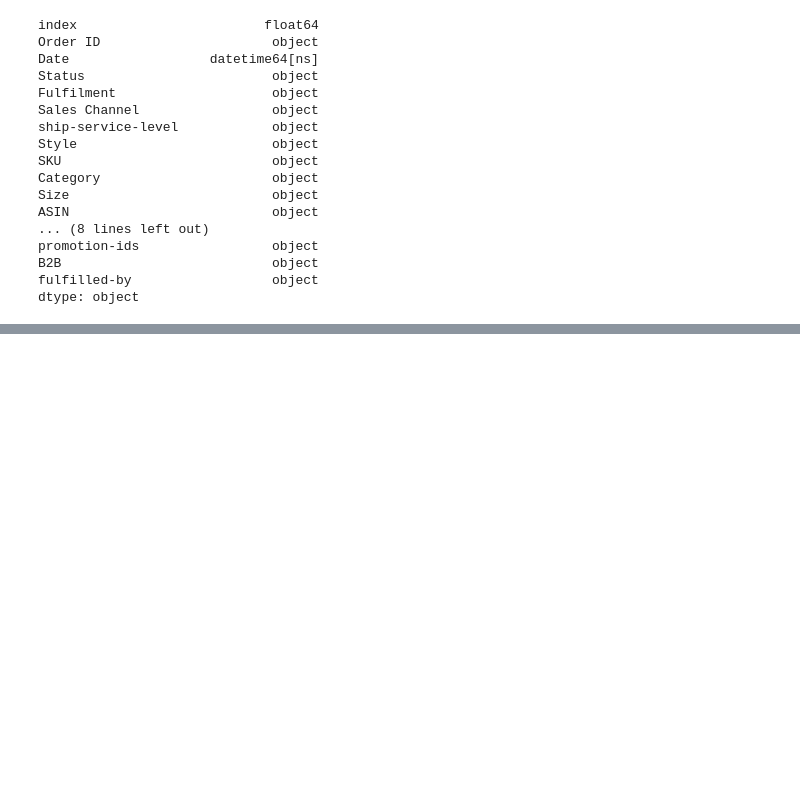
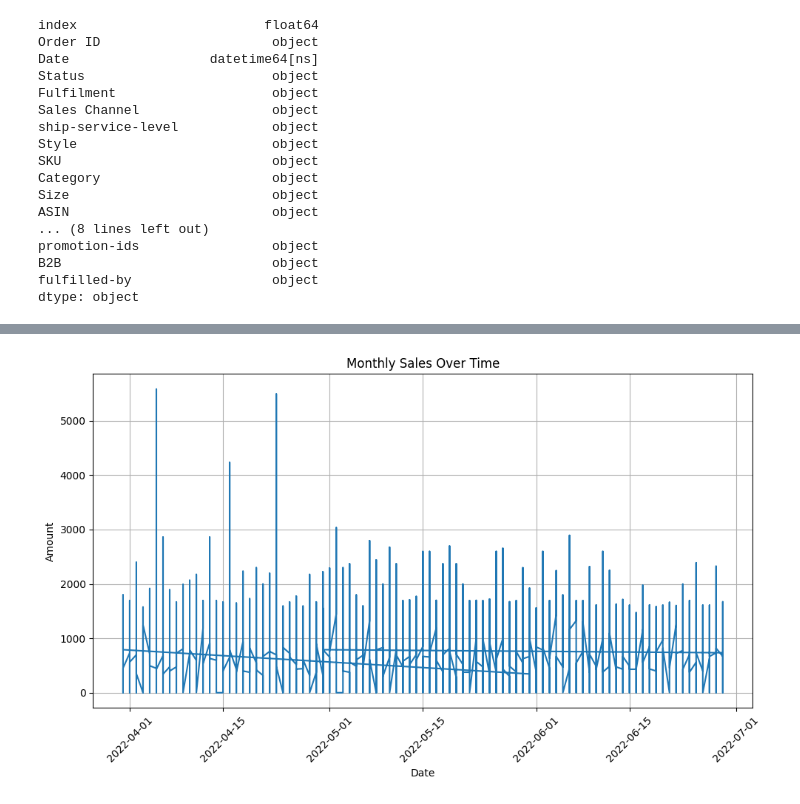
Before and after one commit to FairozMoheb/slash_task, a Jupyter notebook: task.ipynb, the cells around one changed output, grey strips where cells are left out. Cells and saved outputs as stored; diff of their text form; code cells hidden in the pictures; blank space fills up the shorter version.

```diff
--- a/task.ipynb
+++ b/task.ipynb
@@ -278,0 +313,12 @@ report['ship-postal-code']=report['ship-postal-code'].astype('category')
+# %%
+plt.figure(figsize=(10, 6))
+plt.plot(report['Date'], report['Amount'])
+plt.title('Monthly Sales Over Time')
+plt.xlabel('Date')
+plt.ylabel('Amount')
+plt.grid(True)
+plt.xticks(rotation=45)
+# plt.tight_layout()
+plt.show()
+# %% [output]
+[figure, added]
```
Also changed, not shown: parts of 4 cells of this notebook.
